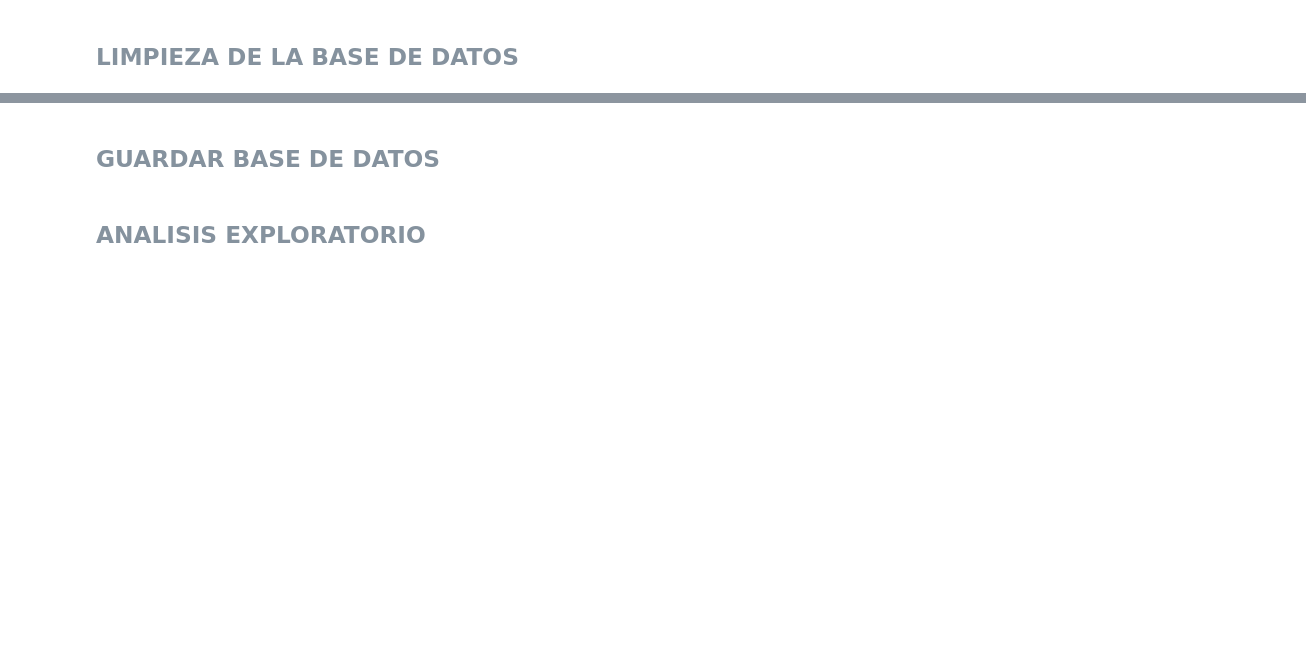
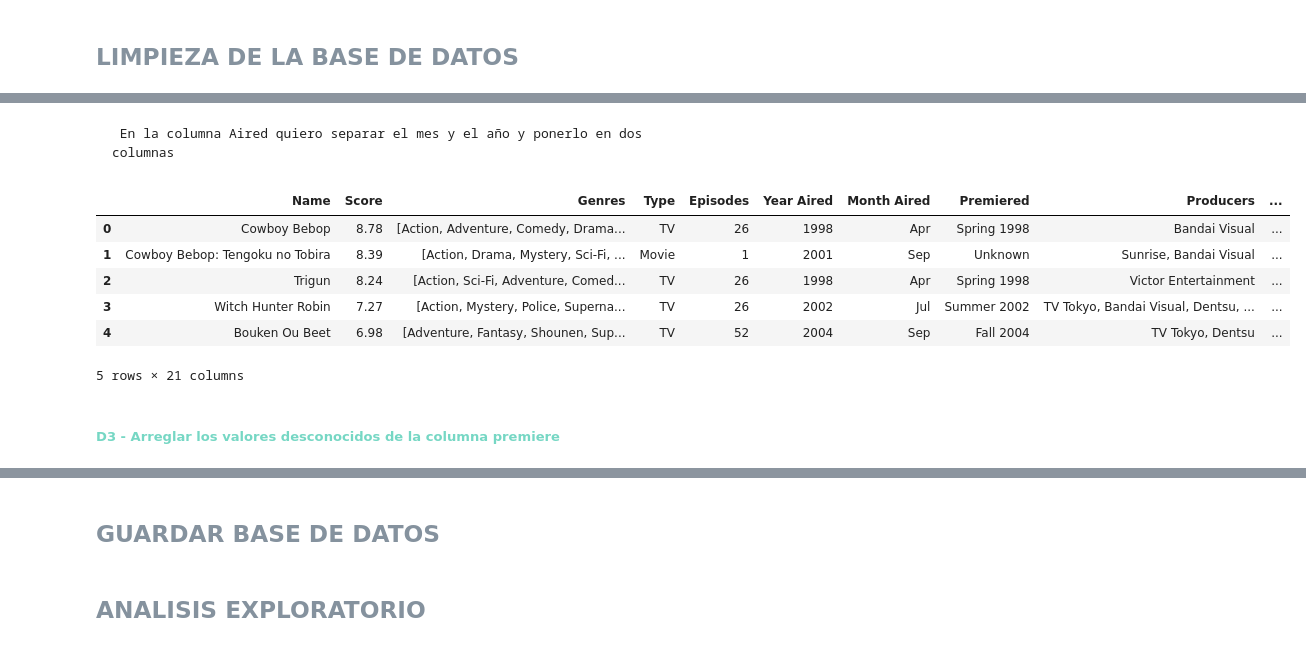
Before and after one commit to AmyGaarcia/DS_PT_09_2023, a Jupyter notebook: Data_Analysis/EDA/1-Definicion_EDA ANIME_Filtrado_prueba.ipynb, the cells around one changed output, grey strips where cells are left out. Cells and saved outputs as stored; diff of their text form; code cells hidden in the pictures; blank space fills up the shorter version.

```diff
--- a/Data_Analysis/EDA/1-Definicion_EDA ANIME_Filtrado_prueba.ipynb
+++ b/Data_Analysis/EDA/1-Definicion_EDA ANIME_Filtrado_prueba.ipynb
@@ -259,0 +325,12 @@ array(['TV', 'Movie'], dtype=object)
+# %%
+"""
+# Utilizar regex para extraer meses y años
+# Utilizar regex para extraer meses y años
+anime_copia['Meses'] = anime_copia['Aired'].str.extract(r'(\w{3} \d{1,2}, \d{4})')
+anime_copia['Año'] = anime_copia['Aired'].str.extract(r', (\d{4})')  # Ajuste en la expresión regular para extraer solo el año
+
+# Mostrar el resultado
+
+# Mostrar el resultado
+anime_copia[['Name', 'Aired', 'Meses', 'Año']]
+anime_copia"""
@@ -259,0 +351,12 @@ array(['TV', 'Movie'], dtype=object)
+# %%
+
+
+# Utilizar regex para extraer meses y años
+anime_copia['Meses'] = anime_copia['Aired'].str.extract(r'(\w{3} \d{1,2}, \d{4})')
+df['Año'] = df['Aired'].str.extract(r', (\d{4})')  # Ajuste en la expresión regular para extraer solo el año
+
+# Agregar la nueva columna "Month Aired"
+df['Month Aired'] = df['Meses'].str.extract(r'(\w{3})')
+
+# Mostrar el resultado
+print(df[['Name', 'Aired', 'Meses', 'Año', 'Month Aired']])
@@ -259,0 +367,31 @@ array(['TV', 'Movie'], dtype=object)
+# %% [markdown]
+     En la columna Aired quiero separar el mes y el año y ponerlo en dos columnas
+# %%
+#HAGO UNA COLUMNA LLAMADA MES DE LANZAMIENTO CON SOLO LA PRIMERA PALABRA QUE EQUIVALE AL MES
+anime_copia["Month Aired"] = anime_copia["Aired"].str.split().str[0]
+
+#AQUI HAGO UN POP PARA LUEGO PODER INSERTARLO EN LA POSICION QUE QUIERA Y NO SEA LA ULTIMA COLUMNA
+mes = anime_copia.pop("Month Aired")
+anime_copia.insert(6, "Month Aired", mes)
+# %%
+#AQUI IGUAL QUE EN EL DE ARRIBA PERO CON EL AÑO. CREO UNA COLUMNA COGIENDO LA POSICION 2 PARA COGER EL AÑO Y LO PONGO EN UNA COLUMNA LLAMADA AÑO DE LANZAMIENTO
+anime_copia["Year Aired"] = anime_copia["Aired"].str.split().str[2]
+
+#LO PONGO EN LA POSICION DE AL LADO DE MES DE LANZAMIENTO
+year = anime_copia.pop("Year Aired")
+anime_copia.insert(5, "Year Aired", year)
+# %%
+#BORRO LA COLUMNA AIRED POR QUE YA NO ME HACE FALTA
+anime_copia.drop(columns=["Aired"], inplace=True)
+
+anime_copia.head()
+# %% [output]
+|  | Name | Score | Genres | Type | Episodes | Year Aired | Month Aired | Premiered | Producers | ... |
+| 0 | Cowboy Bebop | 8.78 | [Action, Adventure, Comedy, Drama... | TV | 26 | 1998 | Apr | Spring 1998 | Bandai Visual | ... |
+| 1 | Cowboy Bebop: Tengoku no Tobira | 8.39 | [Action, Drama, Mystery, Sci-Fi, ... | Movie | 1 | 2001 | Sep | Unknown | Sunrise, Bandai Visual | ... |
+| 2 | Trigun | 8.24 | [Action, Sci-Fi, Adventure, Comed... | TV | 26 | 1998 | Apr | Spring 1998 | Victor Entertainment | ... |
+| 3 | Witch Hunter Robin | 7.27 | [Action, Mystery, Police, Superna... | TV | 26 | 2002 | Jul | Summer 2002 | TV Tokyo, Bandai Visual, Dentsu, ... | ... |
+| 4 | Bouken Ou Beet | 6.98 | [Adventure, Fantasy, Shounen, Sup... | TV | 52 | 2004 | Sep | Fall 2004 | TV Tokyo, Dentsu | ... |
+5 rows × 21 columns
+# %% [markdown]
+##### <span style="color:#76D7C4"> D3 - Arreglar los valores desconocidos de la columna premiere </span>
```
Also changed, not shown: parts of 92 cells of this notebook.
